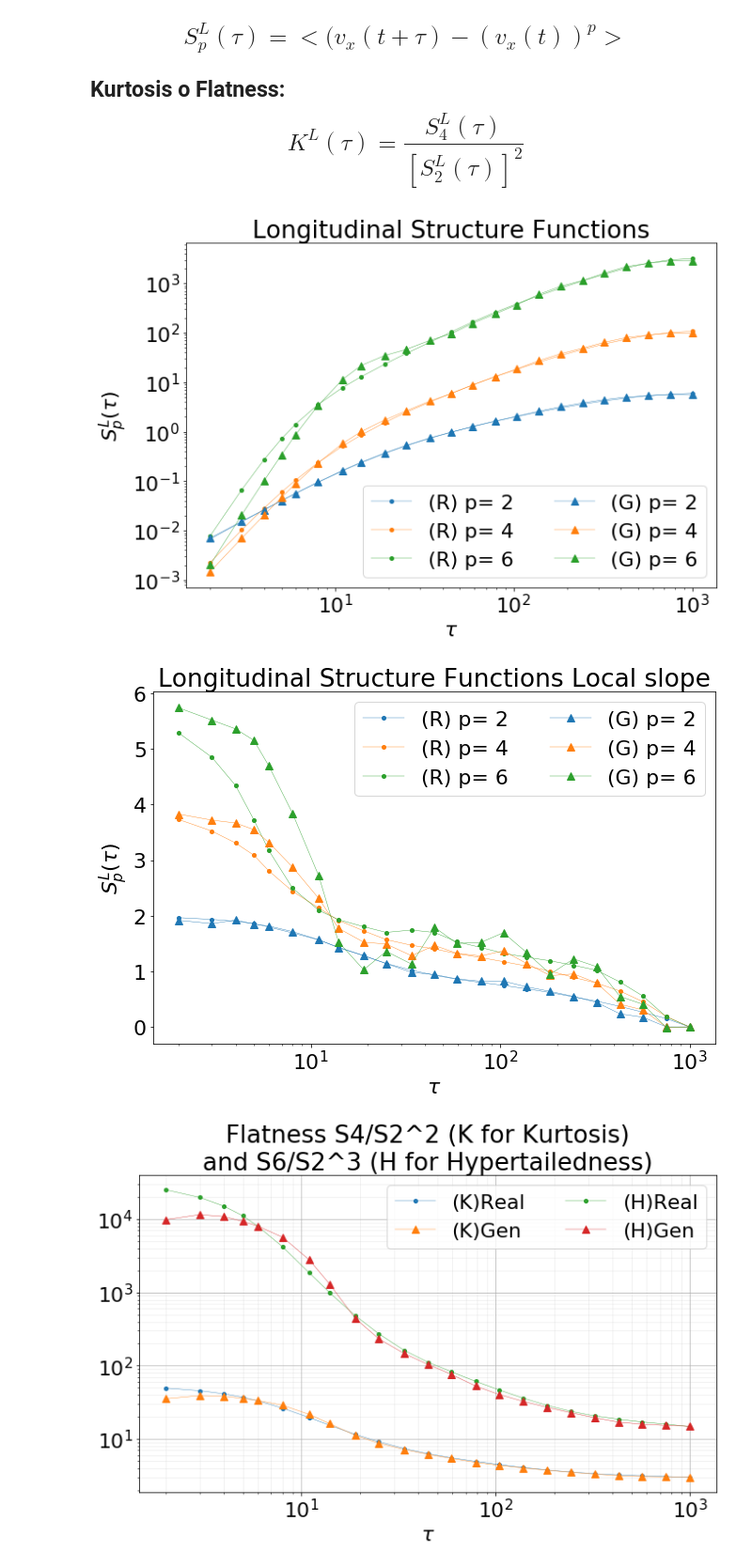
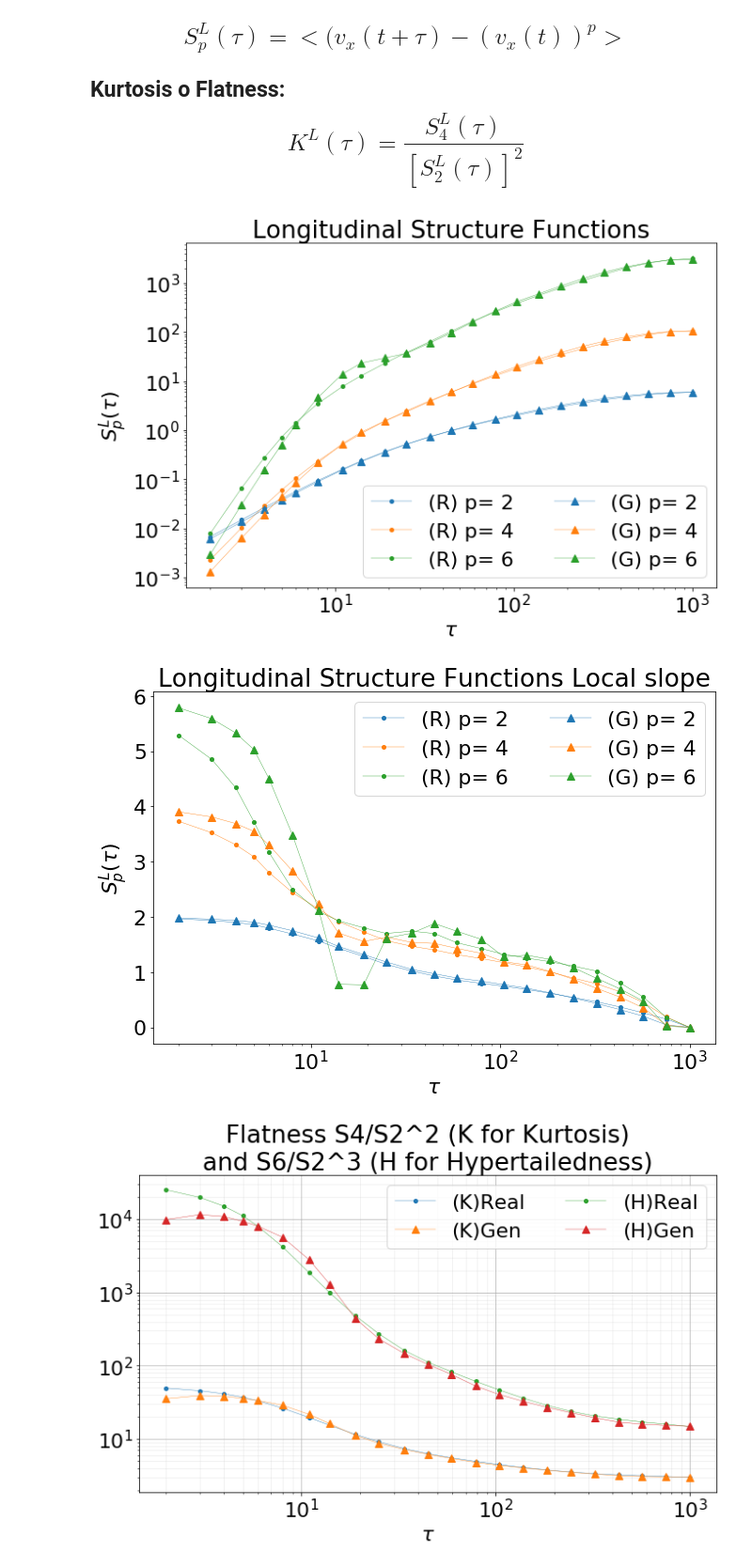
Before and after one commit to scarpma/lagrangian, a Jupyter notebook: pdf_plot.ipynb, the cells around one changed output. Shown at 94% size. Saved outputs shown, nothing was run; the diff lists cells and outputs as text; code cells hidden in the pictures.

```diff
--- a/pdf_plot.ipynb
+++ b/pdf_plot.ipynb
@@ -391,34 +391,35 @@ plt.savefig('plots/pdf_vx-v0',fmt='png',dpi=100)
 # %%
 struct_real_more = np.loadtxt(f"data/struct_function_30000_part.dat")
 struct_real_less = np.loadtxt(f"data/struct_function_10000_part.dat")
-run = 49
-number = 12500
+run = 51
+number = 1750
 #struct_gen_less = np.loadtxt(f"data/struct_function_10000_part_gen_wgangp_{run}_{number}_.dat")
-struct_gen_more = np.load(f"data/struct_function_30000_part_gen_wgangp_{run}_{number}_.dat.npy")
+struct_gen_more = np.load(f"data/struct_function_300000_part_gen_{run}_{number}.npy")
 semidisp = (10.273698864467972-(-9.970374739869616))/2.
 
 import matplotlib.pyplot as plt
 import matplotlib as mpl
 mpl.rcParams.update({'font.size': 22})
 
 
 
 plt.figure(figsize=(10,7))
 plt.title("Longitudinal Structure Functions")
 plt.yscale('log')
 plt.xscale('log')
 for ii in range(1,4):
     plt.plot(struct_real_more[:,0],struct_real_more[:,ii],label="(R) p= "+str((ii)*2),marker='.',lw=0.4,ms=8, color='C'+str(ii-1))
 for ii in range(1,4):
-    plt.plot(struct_gen_more[:,0],struct_gen_more[:,ii]*semidisp**(ii*2),label="(G) p= "+str((ii)*2),marker='^',lw=0.4,ms=8, color='C'+str(ii-1))
+    #plt.plot(struct_gen_more[:,0],struct_gen_more[:,ii]*semidisp**(ii*2),label="(G) p= "+str((ii)*2),marker='^',lw=0.4,ms=8, color='C'+str(ii-1))
+    plt.plot(struct_gen_more[:,0],struct_gen_more[:,ii],label="(G) p= "+str((ii)*2),marker='^',lw=0.4,ms=8, color='C'+str(ii-1))
 plt.legend(ncol=2)
 plt.xlabel("$\\tau$")
 plt.ylabel('$S_p^L(\\tau)$')
 plt.tight_layout()
 plt.savefig(f"plots/wgangp_{run}/struct_func_comp_gen_{run}_{number}",fmt="png",dpi=60)
 plt.show()
 # %% [output]
-[figure, old version]
+[figure, new version]
 # %%
 struct_real_log = np.log(struct_real_more)
 struct_gen_log = np.log(struct_gen_more)
@@ -444,7 +445,7 @@ plt.tight_layout()
 plt.savefig(f"plots/wgangp_{run}/struct_func_loc_slope_comp_gen_{run}_{number}",fmt="png",dpi=60)
 plt.show()
 # %% [output]
-[figure, old version]
+[figure, new version]
 # %%
 plt.figure(figsize=(10,7))
 plt.title("Flatness S4/S2^2 (K for Kurtosis)\nand S6/S2^3 (H for Hypertailedness)")
```
Also changed, not shown: parts of 7 cells of this notebook, 43 other files.
